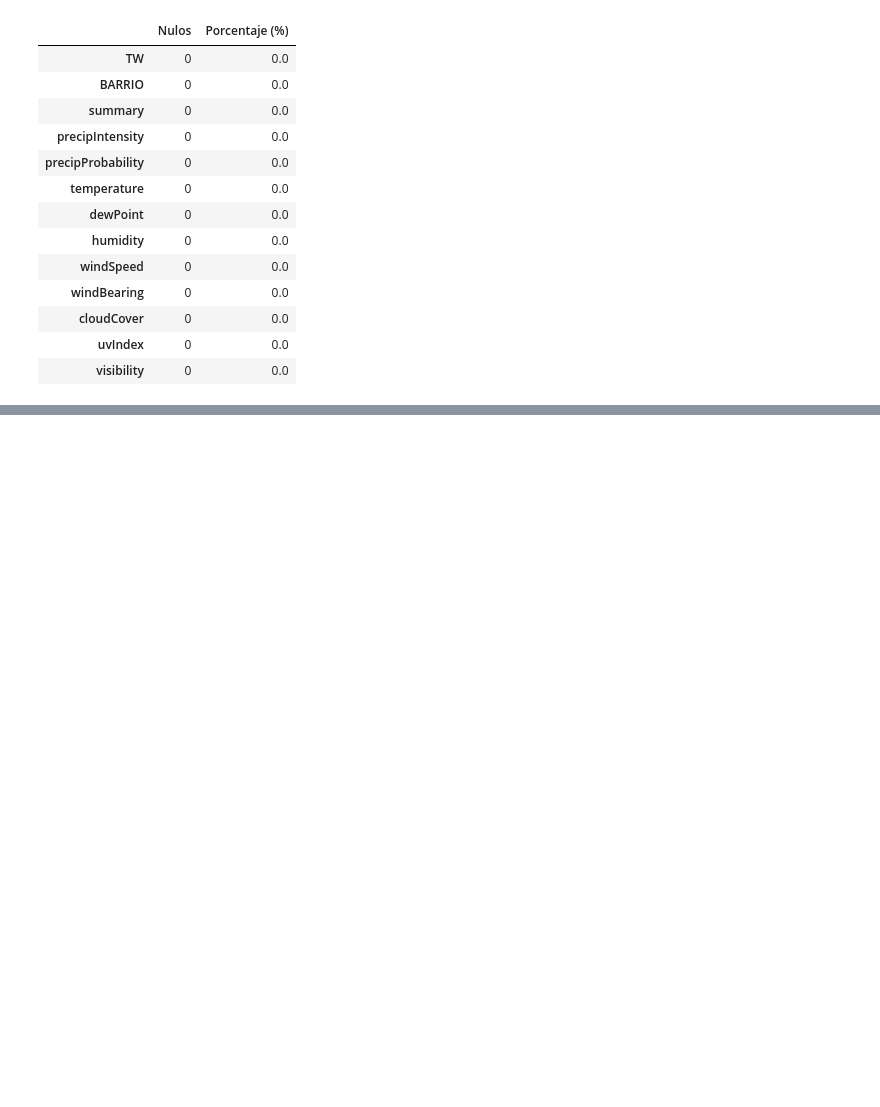
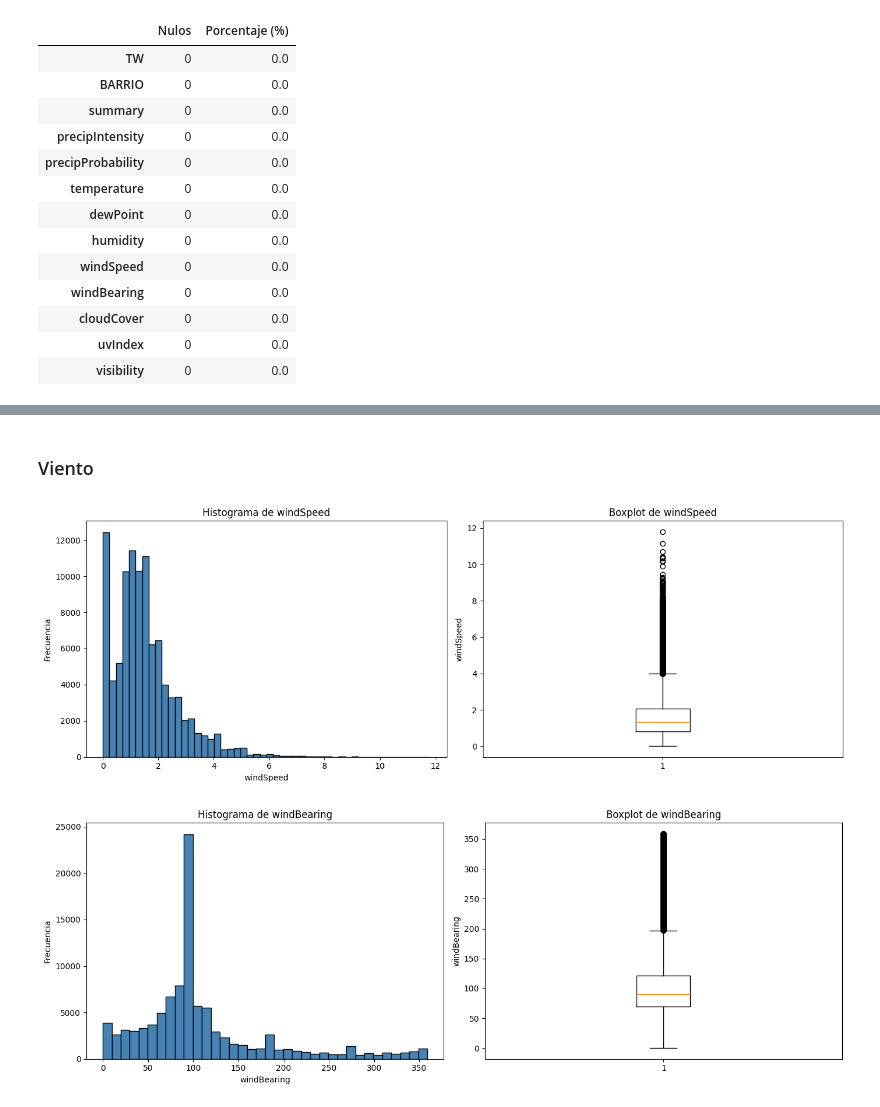
Before and after one commit to juanvilla23/AprendizajeMaquina, a Jupyter notebook: EDA/EDAclima.ipynb, the cells around one changed output, grey strips where cells are left out. Drawn from its saved outputs; the diff is of its cells as text; code cells hidden in the pictures; blank space fills up the shorter version.

```diff
--- a/EDA/EDAclima.ipynb
+++ b/EDA/EDAclima.ipynb
@@ -109,0 +155,8 @@ Filas con al menos un nulo: 0
+# %% [markdown]
+### Viento
+# %%
+graficar_hist_box(["windSpeed"])
+graficar_hist_box(["windBearing"], bins=36)
+# %% [output]
+[figure, added]
+[figure, added]
```
Also changed, not shown: parts of 23 cells of this notebook, 1 other file.
